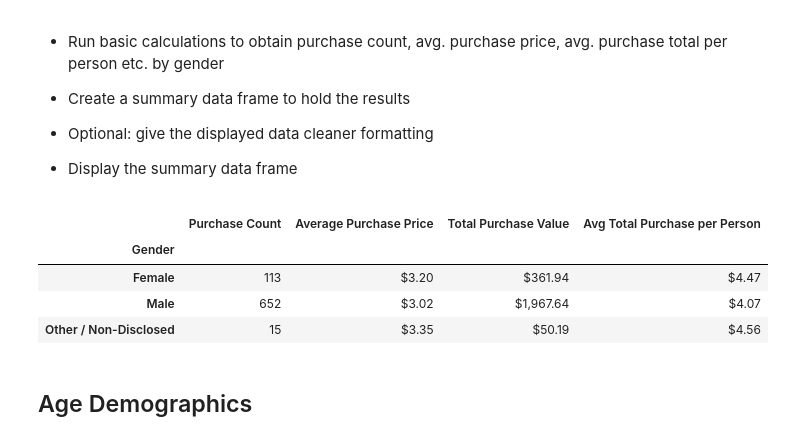
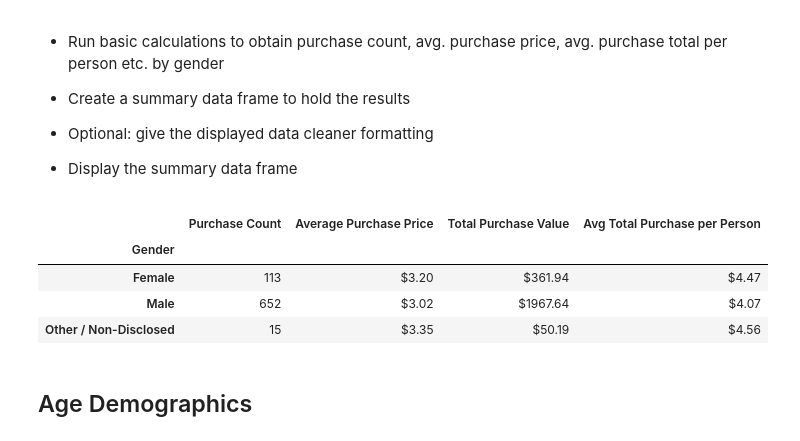
Before and after one commit to Radhika198/pandas-challenge, a Jupyter notebook: HeroesOfPymoli/HeroesOfPymoli_starter.ipynb, the cells around one changed output. Drawn from its saved outputs; the diff is of its cells as text; code cells hidden in the pictures.

```diff
--- a/HeroesOfPymoli/HeroesOfPymoli_starter.ipynb
+++ b/HeroesOfPymoli/HeroesOfPymoli_starter.ipynb
@@ -131,37 +155,46 @@ output
 # %%
 # Groupby gender and count total purchase, average purchase
 gender = purchase_data.groupby(['Gender'])
 
 # Total purchases by gender
 purchase_count = gender["Purchase ID"].count()
 
 # Avg. purchase prices by gender
 avg_purchase_price = gender["Price"].mean()
 
 # Avg. purchase total by gender
 purchase_total = gender["Price"].sum()
 
 # Avg. purchase total by gender divivded by gender count
 avg_purchase_per_person = purchase_total/gender_counts
 
 # Create New dataframe
 gender_pur_analysis = pd.DataFrame({"Purchase Count": purchase_count,
                                     "Average Purchase Price": avg_purchase_price,
                                     "Total Purchase Value":purchase_total,
                                     "Avg Total Purchase per Person": avg_purchase_per_person})
 
 # Provide index in top left as "Gender"
 gender_pur_analysis.index.name = "Gender"
 
 # Format with currency style
-gender_pur_analysis.style.format({"Average Purchase Price":"${:,.2f}",
-                                  "Total Purchase Value":"${:,.2f}",
-                                  "Avg Total Purchase per Person":"${:,.2f}"})
+gender_pur_analysis["Average Purchase Price"] = gender_pur_analysis["Average Purchase Price"].map("${:.2f}".format)
+gender_pur_analysis["Total Purchase Value"] = gender_pur_analysis["Total Purchase Value"].map("${:.2f}".format)
+gender_pur_analysis["Avg Total Purchase per Person"] = gender_pur_analysis["Avg Total Purchase per Person"].map("${:.2f}".format)
+
+#Display dataframe in table format
+gender_pur_analysis = gender_pur_analysis.style.set_table_styles(
+    [{"selector": "", "props": [("border", "1px solid grey")]},
+      {"selector": "tbody td", "props": [("background-color", "white"), ("border", "1px solid grey"),("text-align","left")]},
+     {"selector": "th", "props": [("background-color", "WhiteSmoke"), ("border", "1px solid grey"),("text-align","left")]}
+    ]
+)
+gender_pur_analysis
 # %% [output]
 |  | Purchase Count | Average Purchase Price | Total Purchase Value | Avg Total Purchase per Person |
 | Gender |  |  |  |  |
 | Female | 113 | $3.20 | $361.94 | $4.47 |
-| Male | 652 | $3.02 | $1,967.64 | $4.07 |
+| Male | 652 | $3.02 | $1967.64 | $4.07 |
 | Other / Non-Disclosed | 15 | $3.35 | $50.19 | $4.56 |
 # %% [markdown]
 ## Age Demographics
```
Also changed, not shown: parts of 10 cells of this notebook.
